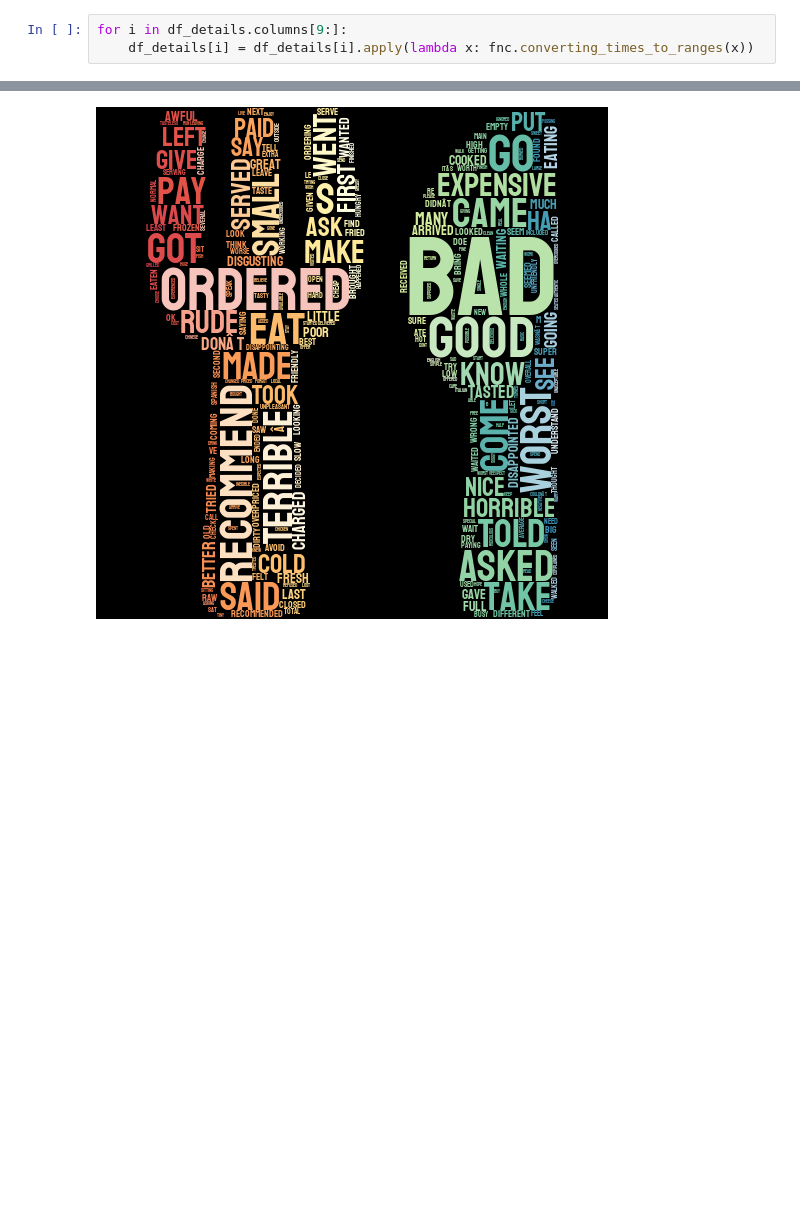
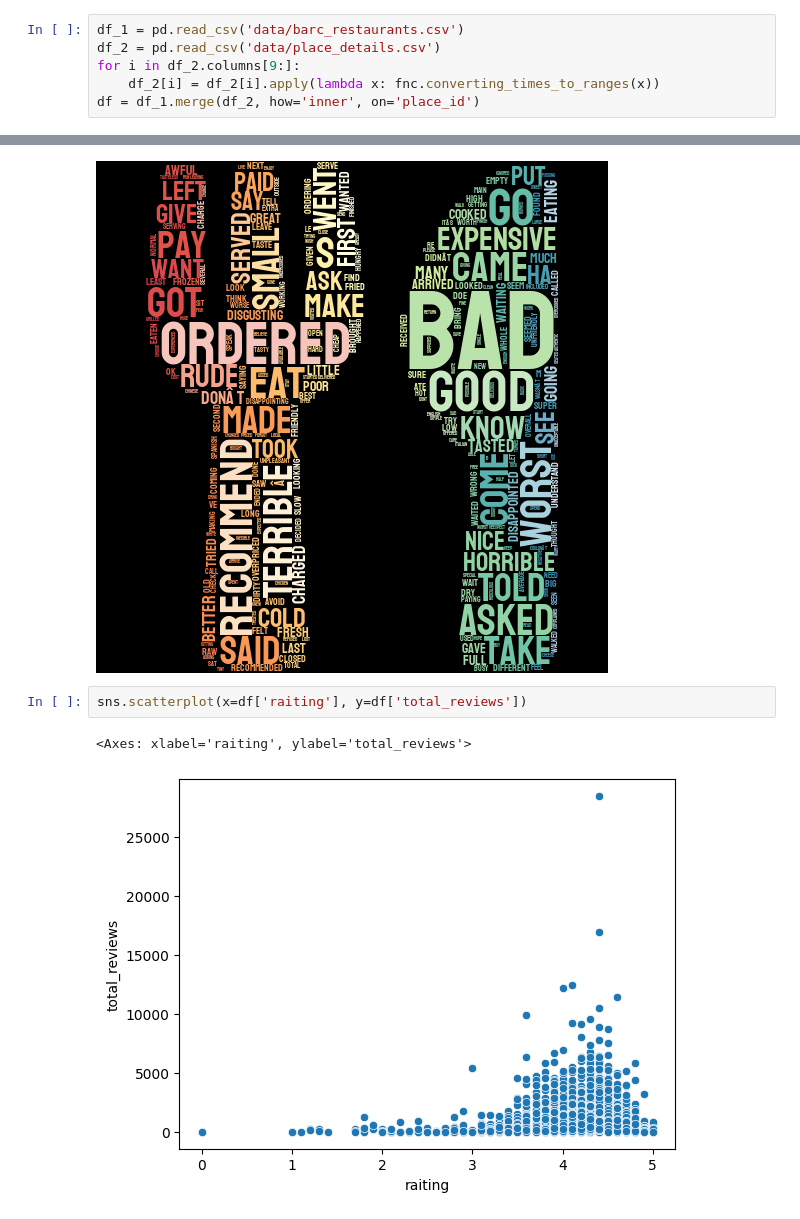
Before and after one commit to augustomues/Search-Restaurants, a Jupyter notebook: main.ipynb, the cells around one changed output, grey strips where cells are left out. Saved outputs shown, nothing was run; the diff lists cells and outputs as text; blank space fills up the shorter version.

```diff
--- a/main.ipynb
+++ b/main.ipynb
@@ -391,8 +393,11 @@ SELECT * FROM restaurants_more_details""", create_connection('search_restaurants
 # %% [markdown]
 ### Manipulating hours columns
 # %%
-for i in df_details.columns[9:]:
-    df_details[i] = df_details[i].apply(lambda x: fnc.converting_times_to_ranges(x))
+df_1 = pd.read_csv('data/barc_restaurants.csv')
+df_2 = pd.read_csv('data/place_details.csv')
+for i in df_2.columns[9:]:
+    df_2[i] = df_2[i].apply(lambda x: fnc.converting_times_to_ranges(x))
+df = df_1.merge(df_2, how='inner', on='place_id')
 # %% [markdown]
 ### Selector function
 # %%
@@ -489,3 +494,8 @@ stylecloud.gen_stylecloud(text=my_str_1,
 Image(filename='words_1_stars.png')
 # %% [output]
 [figure]
+# %%
+sns.scatterplot(x=df['raiting'], y=df['total_reviews'])
+# %% [output]
+<Axes: xlabel='raiting', ylabel='total_reviews'>
+[figure, added]
```
Also changed, not shown: parts of 6 cells of this notebook, 2 other files.
